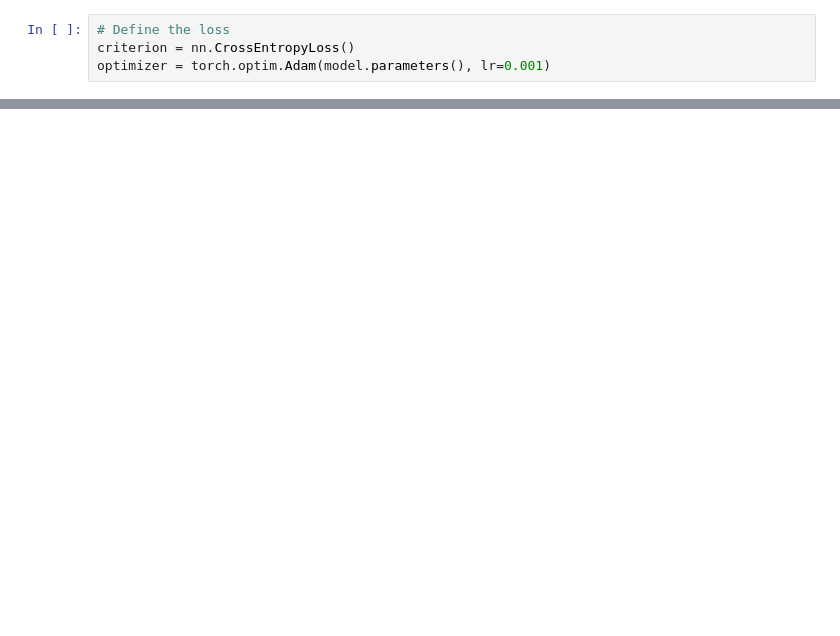
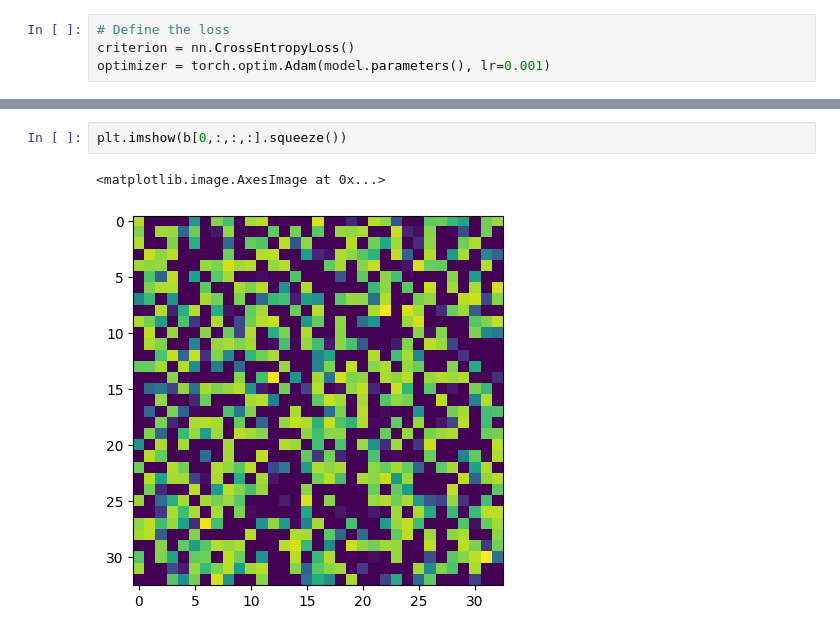
Before and after one commit to Factral/privacy-permutation, a Jupyter notebook: learn_offset.ipynb, the cells around one changed output, grey strips where cells are left out. Cells and saved outputs as stored; diff of their text form; blank space fills up the shorter version.

```diff
--- a/learn_offset.ipynb
+++ b/learn_offset.ipynb
@@ -312,2 +322,7 @@ Epoch 30/30 Test Loss: 7.260 Test Acc: 0.110, Train Loss: 0.317 Train Acc: 0.884
+# %%
+plt.imshow(b[0,:,:,:].squeeze())
+# %% [output]
+<matplotlib.image.AxesImage at 0x...>
+[figure, added]
 # %%
 plt.imshow((model.perm_1 @ b[0,:,:,:].squeeze()  @ model.perm_2).detach())
```
Also changed, not shown: parts of 11 cells of this notebook.
